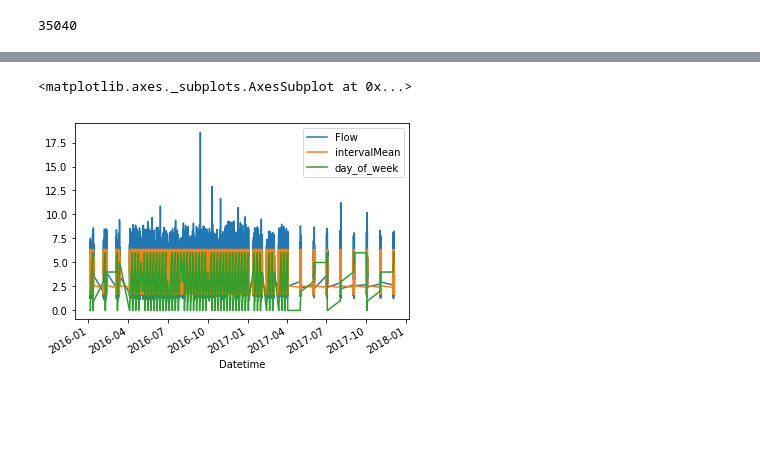
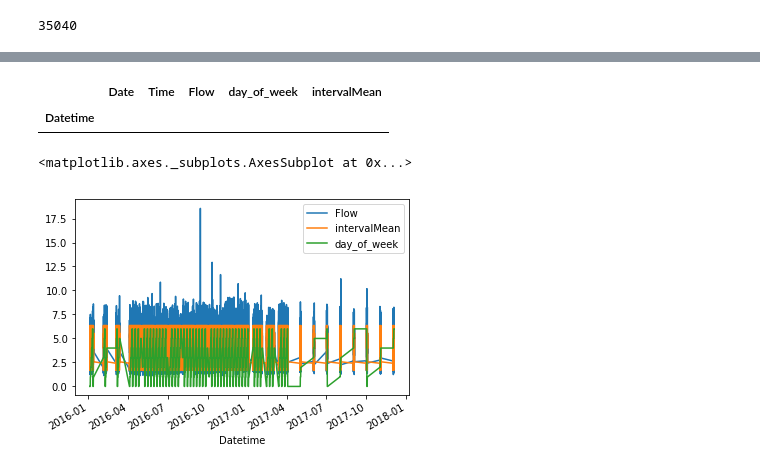
Before and after one commit to dicksonl/yorkshirewaterdatadive, a Jupyter notebook: JuneDataDive.ipynb, the cells around one changed output, grey strips where cells are left out. Drawn from its saved outputs; the diff is of its cells as text; code cells hidden in the pictures; blank space fills up the shorter version.

```diff
--- a/JuneDataDive.ipynb
+++ b/JuneDataDive.ipynb
@@ -71,3 +62,10 @@ dma.head()
+# %%
+dma.Flow.fillna(dma.intervalMean, inplace=True)
+empt = dma[dma.isnull().any(axis=1)]
+empt.head()
+# %% [output]
+|  | Date | Time | Flow | day_of_week | intervalMean |
+| Datetime |  |  |  |  |  |
 # %%
 totalPlot = dma[['Flow', 'intervalMean', 'day_of_week']]
 # %%
```
Also changed, not shown: parts of 3 cells of this notebook.
